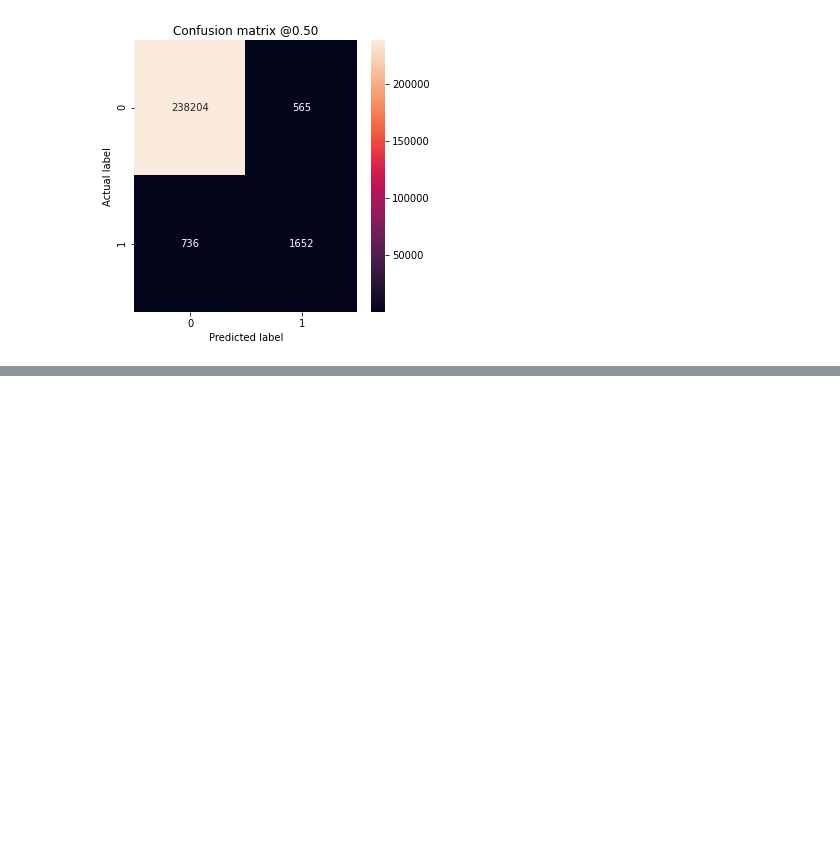
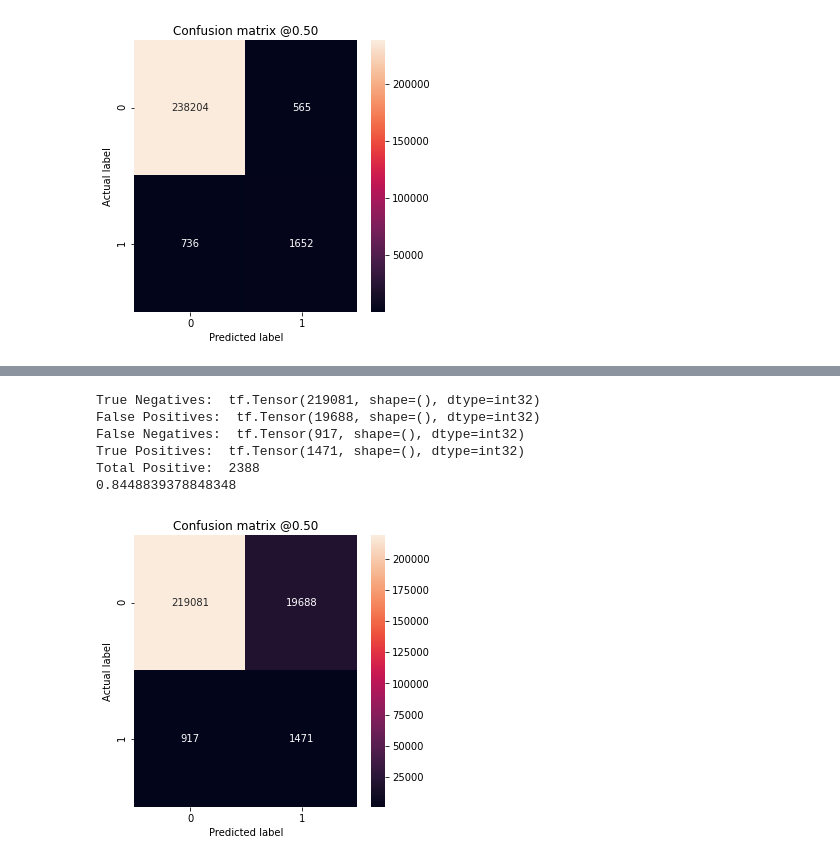
Before and after one commit to fmoz1/blindNLP, a Jupyter notebook: load_posts.ipynb, the cells around one changed output, grey strips where cells are left out. Drawn from its saved outputs; the diff is of its cells as text; code cells hidden in the pictures; blank space fills up the shorter version.

```diff
--- a/load_posts.ipynb
+++ b/load_posts.ipynb
@@ -543,0 +624,14 @@ Total Positive:  2388
+# %%
+# logit
+p = model.predict(data)
+plot_cm(targets[:, 1], p[:, 1])
+auc = roc_auc_score(targets[:, 1], p[:, 1]) # a lot of false positive # not discriminating enough
+print(auc) # 0.84
+# %% [output]
+True Negatives:  tf.Tensor(219081, shape=(), dtype=int32)
+False Positives:  tf.Tensor(19688, shape=(), dtype=int32)
+False Negatives:  tf.Tensor(917, shape=(), dtype=int32)
+True Positives:  tf.Tensor(1471, shape=(), dtype=int32)
+Total Positive:  2388
+0.8448839378848348
+[figure, added]
```
Also changed, not shown: parts of 9 cells of this notebook, 1 other file.
